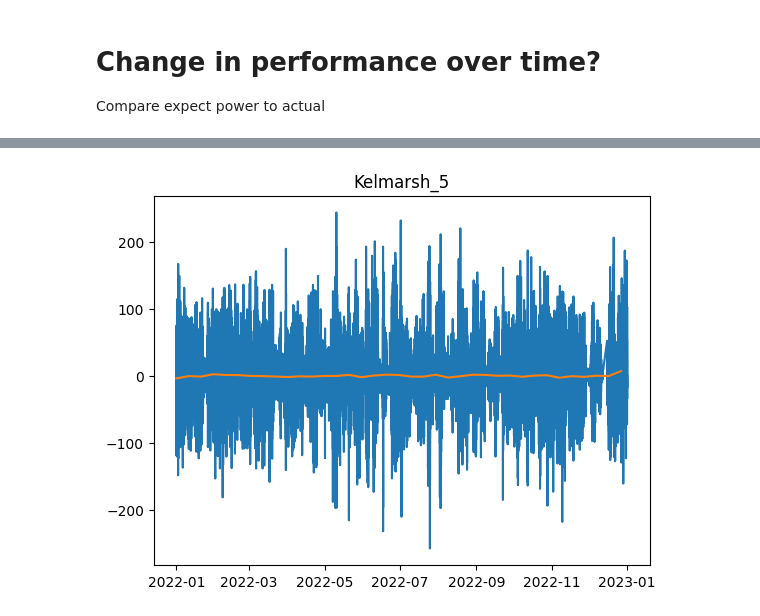
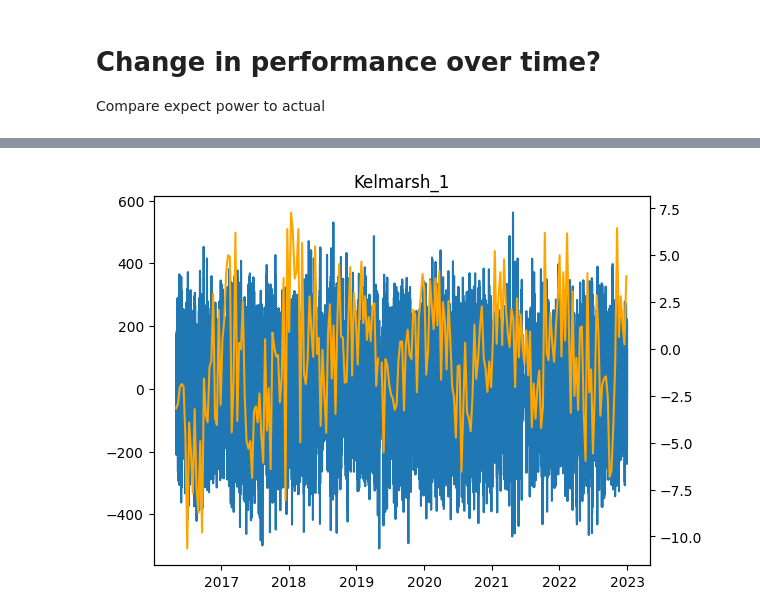
Before and after one commit to charlie9578/wind-automl, a Jupyter notebook: SYE_AutoML.ipynb, the cells around one changed output, grey strips where cells are left out. Cells and saved outputs as stored; diff of their text form; code cells hidden in the pictures.

```diff
--- a/SYE_AutoML.ipynb
+++ b/SYE_AutoML.ipynb
@@ -27,8 +28,8 @@ import os
 
 import pickle
 # %%
-target_turbine = "Kelmarsh_5"
-autoML_duration_mins = 30
+target_turbine = "Kelmarsh_1"
+autoML_duration_mins = 8
 # %%
 BYTES_MB = 1024 * 1024
 # %%
@@ -71,3 +77,5 @@ if not outfile.is_file():
+# %%
+files = r_json["files"]
 # %%
 data_path = "data/scada.csv"
 
@@ -76,14 +84,25 @@ if os.path.exists(data_path):
     scada = pd.read_csv(data_path, index_col=0, parse_dates=True)
 
 else:
-    url = r"https://zenodo.org/records/8252025/files/Kelmarsh_SCADA_2022_4457.zip?download=1"
-    outfile = Path("data/Kelmarsh_SCADA_2022_4457.zip")
 
-    if not outfile.is_file():
-        download_file(url,outfile)
+    for file in files:
 
-    with zipfile.ZipFile(outfile,"r") as zip_ref:
-        zip_ref.extractall()
+        if "SCADA" in file["links"]["self"]:
+
+            url = f"https://zenodo.org/records/8252025/files/{file["key"]}?download=1"
+            outfile = Path(f"data/{file["key"]}")
+
+            if not outfile.is_file():
+                print(url)
+                try:
+                    download_file(url,outfile)
+                except:
+                    print("Failed to download file. Removing it.")
+                    outfile.unlink()
+                    continue
+
+            with zipfile.ZipFile(outfile,"r") as zip_ref:
+                zip_ref.extractall(path="data")
 
     scada_files = list(Path().rglob("data/Turbine_Data*.csv"))
 
@@ -151,7 +170,7 @@ scada["Yaw error"].plot()
 # %%
 scada_clean = scada[(scada["Turbine"]!=target_turbine)
                     | ((scada["Turbine"]==target_turbine)
-                        & (scada["Blade angle (pitch position) A (°)"]<1.5)
+                        & (scada["Blade angle (pitch position) A (°)"]<10)
                         & (scada["Blade angle (pitch position) A (°)"]>-1.5)
                         & (scada["Yaw error"]>-20)
                         & (scada["Yaw error"]<20)
@@ -622,12 +641,18 @@ plt.show()
 # %%
-plt.figure()
-plt.plot(y[target_feature]-target_prediction)
-plt.plot((y[target_feature]-target_prediction).resample("10D").median())
+fig, ax = plt.subplots()
+
+plt.title(target_turbine)
+
+ax.plot(y[target_feature]-target_prediction)
+
 # plt.ylim([-5,20])
-plt.title(target_turbine)
+
+ax2 = ax.twinx()
+
+ax2.plot((y[target_feature]-target_prediction).resample("10D").median(),color="orange", label="10day rolling median")
 
 plt.savefig(f"images/{target_turbine}_power_delta_timeseries_{autoML_duration_mins:02d}mins.png")
 
 plt.show()
 # %% [output]
-[figure, old version]
+[figure, new version]
```
Also changed, not shown: parts of 22 cells of this notebook.
